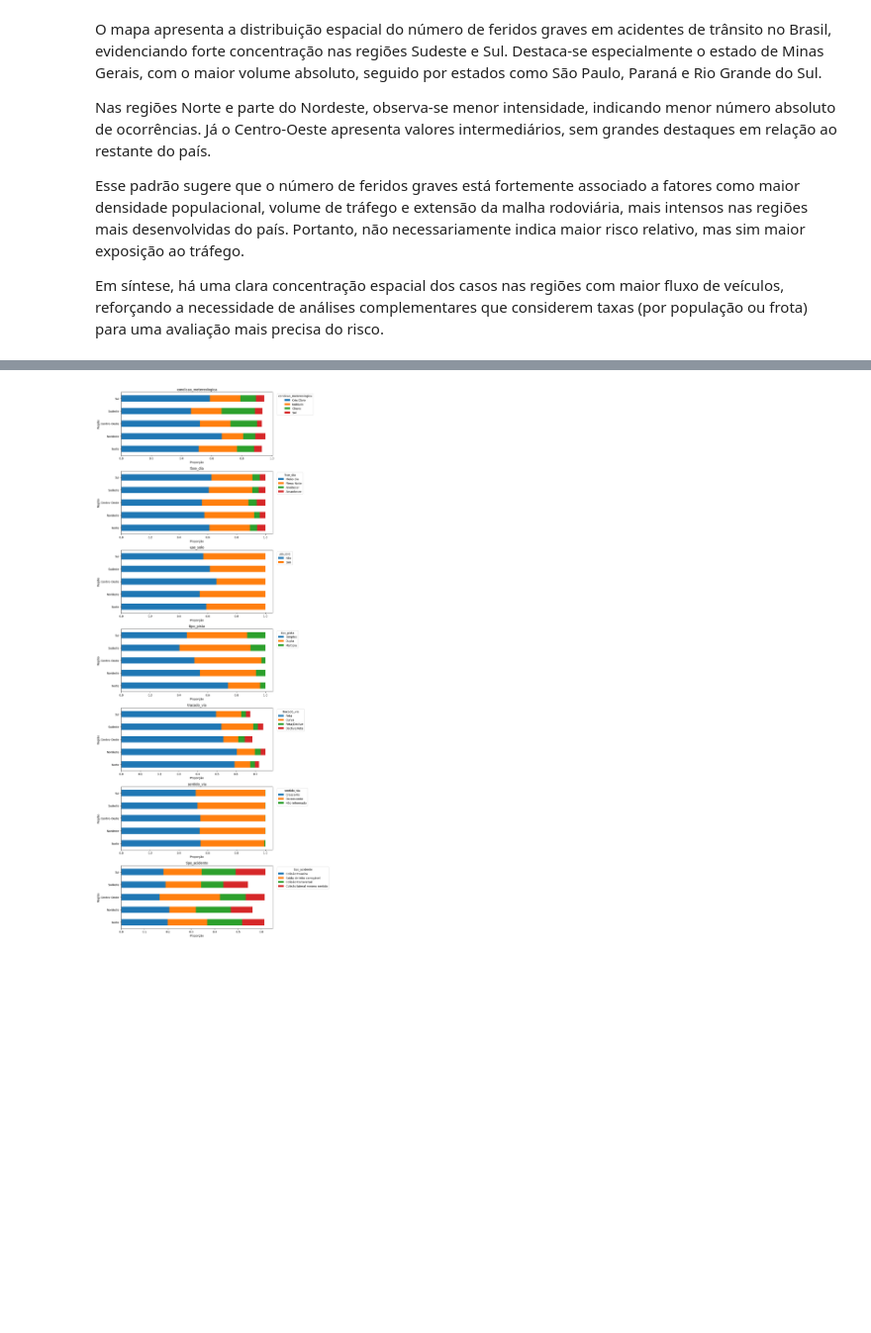
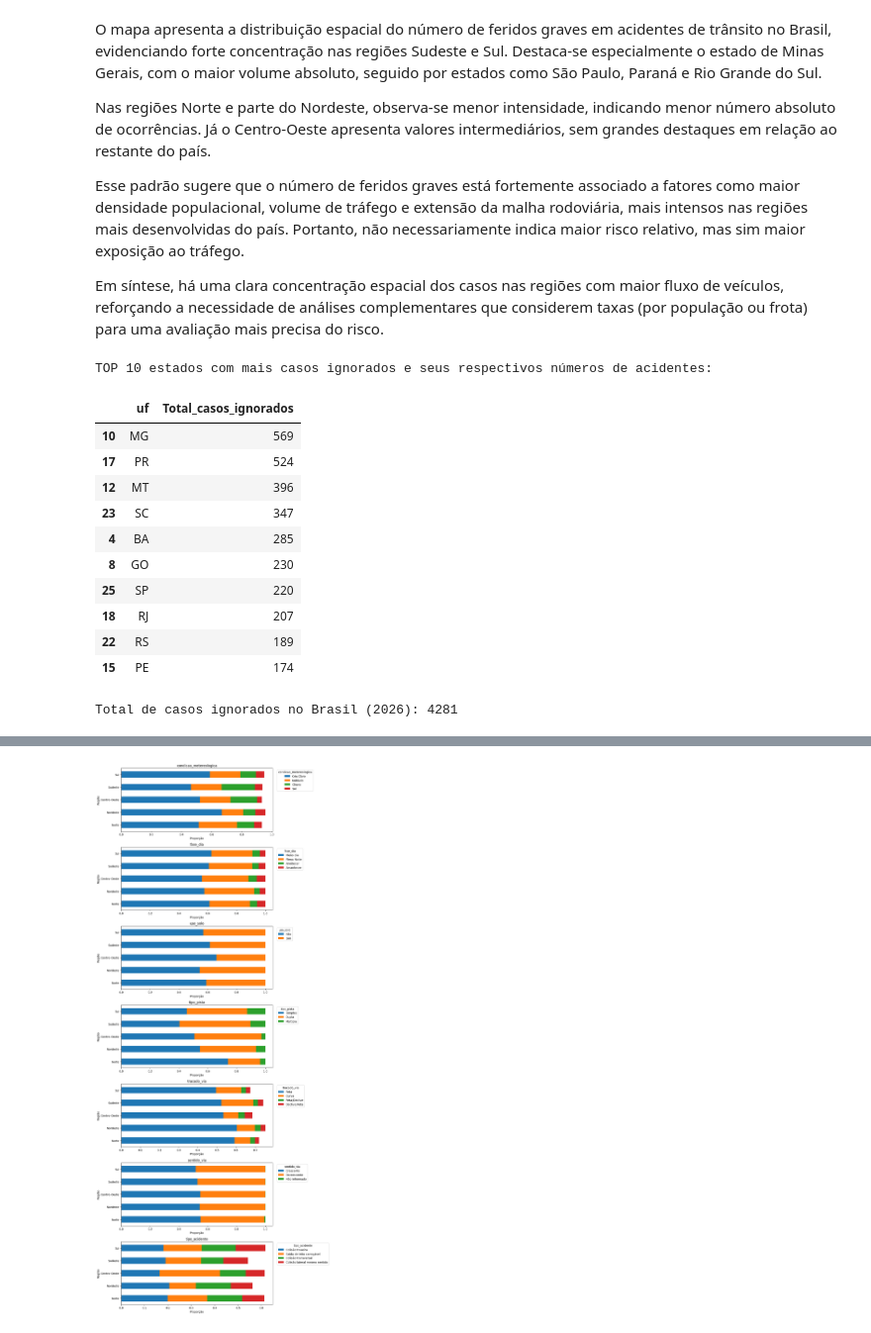
Before and after one commit to Fabiano01EST/traffic-accidents-brazil-analysis, a Jupyter notebook: mapas.ipynb, the cells around one changed output, grey strips where cells are left out. Shown at 99% size. Drawn from its saved outputs; the diff is of its cells as text; code cells hidden in the pictures; blank space fills up the shorter version.

```diff
--- a/mapas.ipynb
+++ b/mapas.ipynb
@@ -374,3 +372,35 @@ Nas regiões Norte e parte do Nordeste, observa-se menor intensidade, indicando
 Esse padrão sugere que o número de feridos graves está fortemente associado a fatores como maior densidade populacional, volume de tráfego e extensão da malha rodoviária, mais intensos nas regiões mais desenvolvidas do país. Portanto, não necessariamente indica maior risco relativo, mas sim maior exposição ao tráfego.
 
 Em síntese, há uma clara concentração espacial dos casos nas regiões com maior fluxo de veículos, reforçando a necessidade de análises complementares que considerem taxas (por população ou frota) para uma avaliação mais precisa do risco.
+# %%
+contagens = (dados
+    .groupby('uf', observed=True)
+    .agg({
+        'ignorados': 'sum',      # Soma o total de feridos graves
+        'id': 'nunique'       # Conta quantos IDs únicos (acidentes) existem
+    })
+    .reset_index()
+    .rename(columns={
+        'ignorados': 'Total_casos_ignorados',
+        'id': 'Quantidade_Acidentes'
+    })
+    .sort_values('Total_casos_ignorados', ascending=False)
+)
+
+print("TOP 10 estados com mais casos ignorados e seus respectivos números de acidentes:")
+display(contagens[['uf', 'Total_casos_ignorados']].head(10))
+print(f"\nTotal de casos ignorados no Brasil (2026): {contagens['Total_casos_ignorados'].sum()}")
+# %% [output]
+TOP 10 estados com mais casos ignorados e seus respectivos números de acidentes:
+|  | uf | Total_casos_ignorados |
+| 10 | MG | 569 |
+| 17 | PR | 524 |
+| 12 | MT | 396 |
+| 23 | SC | 347 |
+| 4 | BA | 285 |
+| 8 | GO | 230 |
+| 25 | SP | 220 |
+| 18 | RJ | 207 |
+| 22 | RS | 189 |
+| 15 | PE | 174 |
+Total de casos ignorados no Brasil (2026): 4281
```
Also changed, not shown: parts of 8 cells of this notebook.
